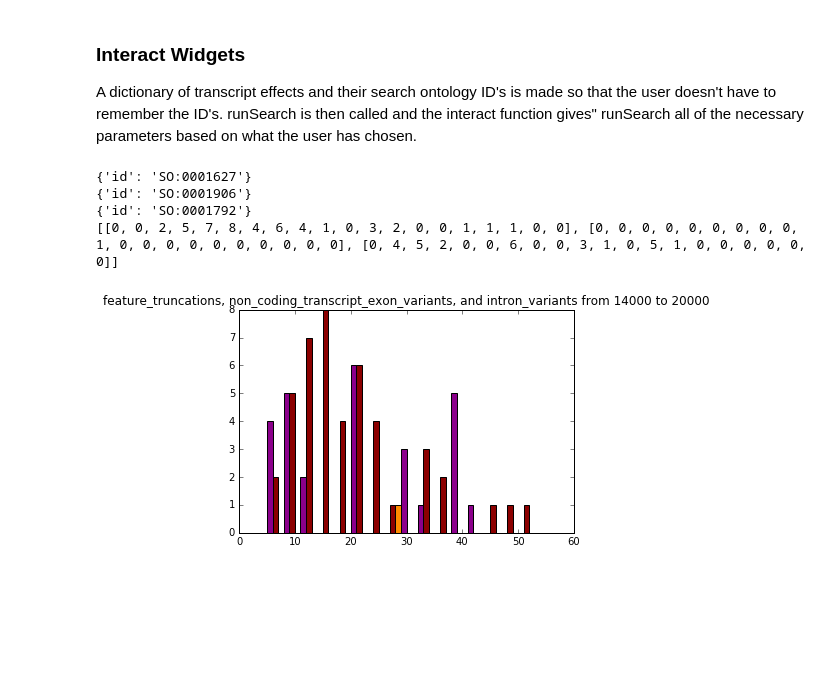
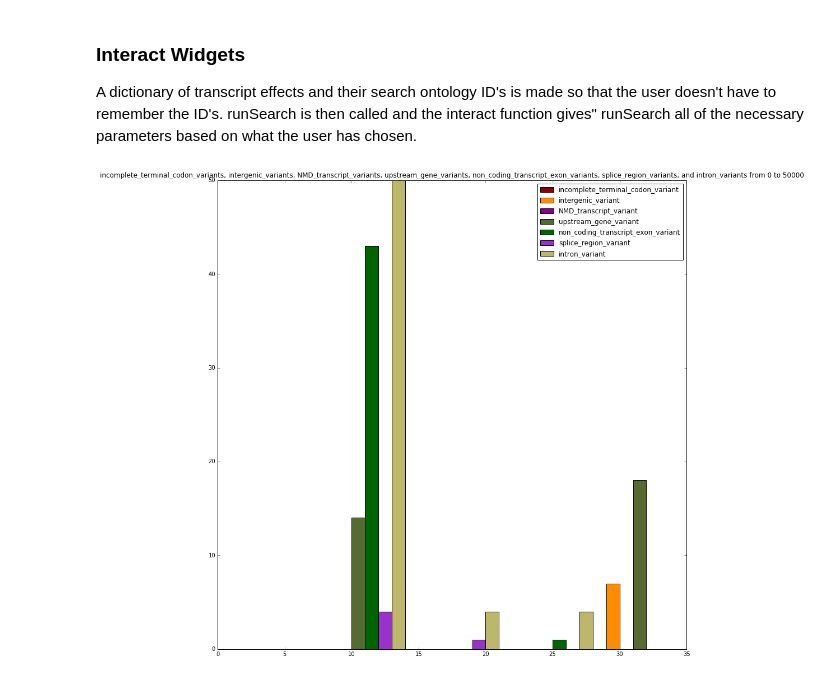
Before and after one commit to BD2KGenomics/bioapi-examples, a Jupyter notebook: python_notebooks/regionSearch.ipynb, the cells around one changed output. Saved outputs shown, nothing was run; the diff lists cells and outputs as text; code cells hidden in the pictures; blank space fills up the shorter version.

```diff
--- a/python_notebooks/regionSearch.ipynb
+++ b/python_notebooks/regionSearch.ipynb
@@ -269,23 +265,21 @@ A dictionary of transcript effects and their search ontology ID's is made so tha
 # %%
 shortDict = {'intron_variant' : 'SO:0001627', 'feature_truncation' : 'SO:0001906' , 'non_coding_transcript_exon_variant' : 'SO:0001792' , 'non_coding_transcript_variant' : 'SO:0001619', 'transcript_ablation' : 'SO:0001893'}
 chromList = ('1','2','3','4','5','6','7','8','9','10','11','12','13','14','15','16','17','18')
 
+global searchOntologyDict
+
 multiSelect = widgets.SelectMultiple(
     description="Transcript Effects",
-    options=shortDict
+    options=searchOntologyDict
 )
 
 interact(runSearch,
-         startPos="14000",
-         endPos="20000",
+         startPos="0",
+         endPos="50000",
          chromosome=chromList,
          searchTerms=multiSelect,
          buckets="5",
          __manual="True"
          )
 # %% [output]
-{'id': 'SO:0001627'}
-{'id': 'SO:0001906'}
-{'id': 'SO:0001792'}
-[[0, 0, 2, 5, 7, 8, 4, 6, 4, 1, 0, 3, 2, 0, 0, 1, 1, 1, 0, 0], [0, 0, 0, 0, 0, 0, 0, 0, 0, 1, 0, 0, 0, 0, 0, 0, 0, 0, 0, 0], [0, 4, 5, 2, 0, 0, 6, 0, 0, 3, 1, 0, 5, 1, 0, 0, 0, 0, 0, 0]]
-[figure, old version]
+[figure, new version]
```
Also changed, not shown: parts of 3 cells of this notebook.
